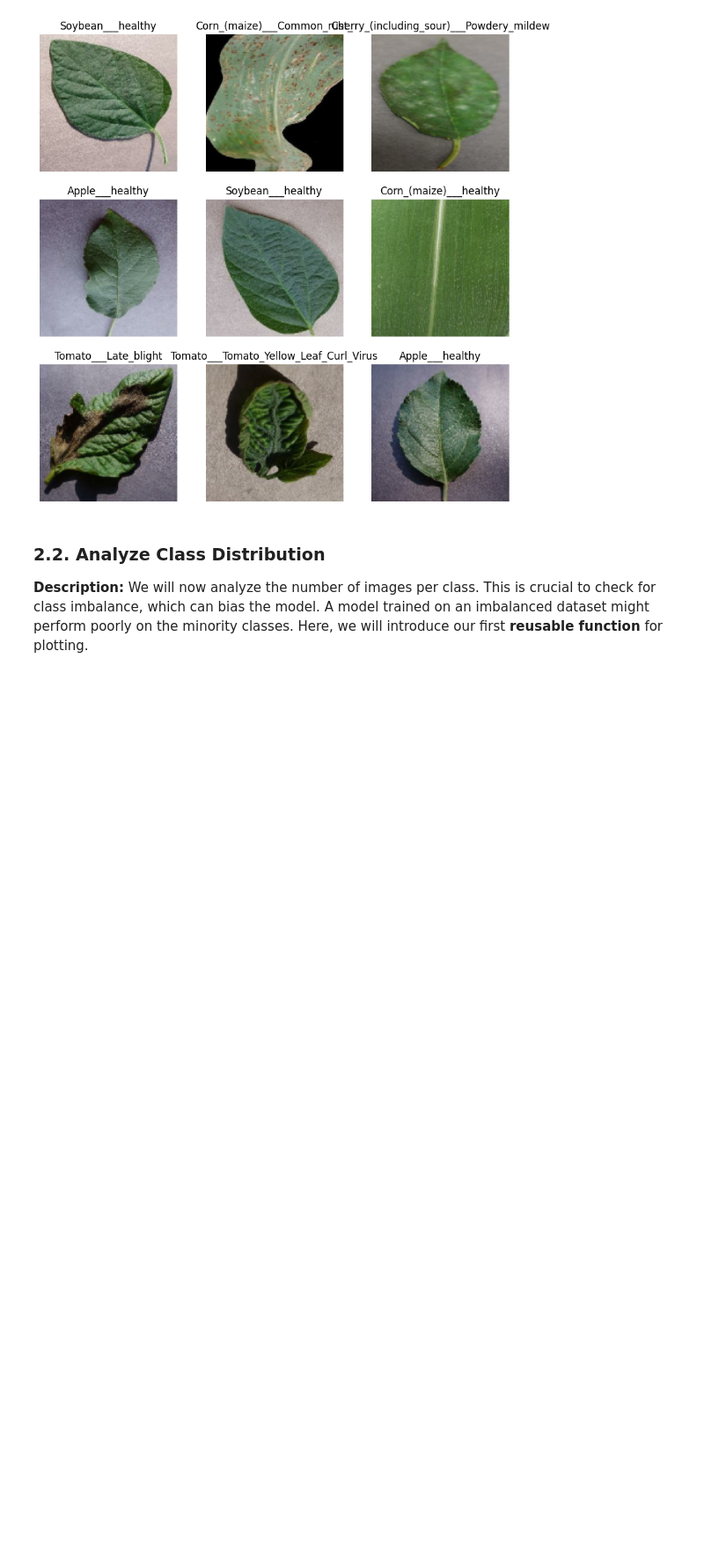
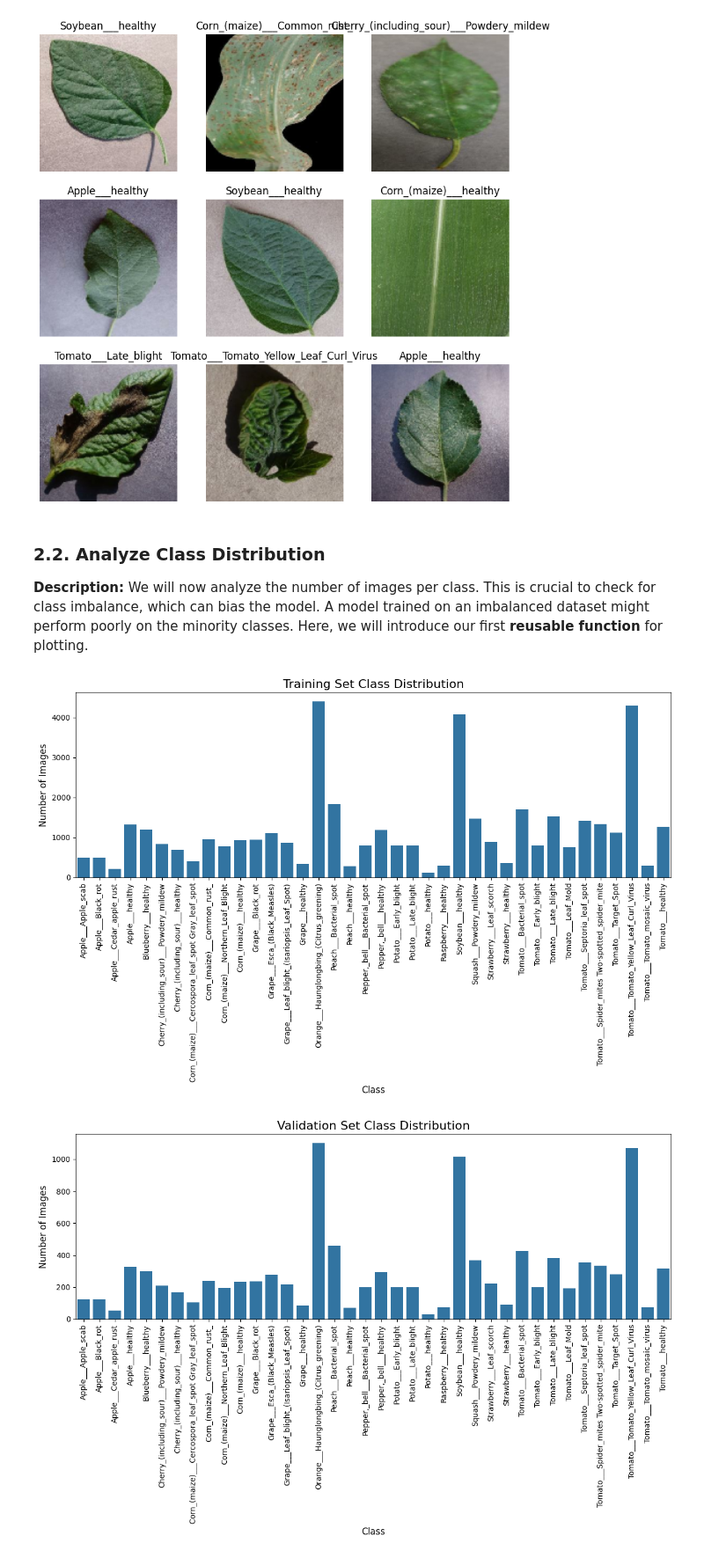
Before and after one commit to Christianib003/rinda-project, a Jupyter notebook: notebook.ipynb, the cells around one changed output. Shown at 88% size. Saved outputs shown, nothing was run; the diff lists cells and outputs as text; code cells hidden in the pictures; blank space fills up the shorter version.

Commit message:
class distribution for the dataset

```diff
--- a/notebook.ipynb
+++ b/notebook.ipynb
@@ -61,3 +62,38 @@ Class Names: ['Apple___Apple_scab', 'Apple___Black_rot', 'Apple___Cedar_apple_ru
 ### 2.2. Analyze Class Distribution
 
 **Description:** We will now analyze the number of images per class. This is crucial to check for class imbalance, which can bias the model. A model trained on an imbalanced dataset might perform poorly on the minority classes. Here, we will introduce our first **reusable function** for plotting.
+# %%
+
+def plot_class_distribution(dataset, class_names, title):
+    """
+    Calculates and plots the distribution of classes in a tf.data.Dataset.
+
+    Args:
+      dataset (tf.data.Dataset): The dataset to analyze.
+      class_names (list): A list of class names.
+      title (str): The title for the plot.
+    """
+    # Get all the labels from the dataset
+    labels = np.concatenate([y for x, y in dataset], axis=0)
+    # The labels are one-hot encoded, so we get the index for each
+    class_indices = np.argmax(labels, axis=1)
+
+    # Count the occurrences of each class
+    class_counts = np.bincount(class_indices)
+
+    # Plotting
+    plt.figure(figsize=(12, 8))
+    sns.barplot(x=class_names, y=class_counts)
+    plt.title(title, fontsize=16)
+    plt.ylabel("Number of Images", fontsize=12)
+    plt.xlabel("Class", fontsize=12)
+    plt.xticks(rotation=90)
+    plt.tight_layout()
+    plt.show()
+# %%
+# Plot the class distribution for both training and validation datasets
+plot_class_distribution(train_dataset, class_names, "Training Set Class Distribution")
+plot_class_distribution(validation_dataset, class_names, "Validation Set Class Distribution")
+# %% [output]
+[figure, added]
+[figure, added]
```
Also changed, not shown: parts of 2 cells of this notebook.
